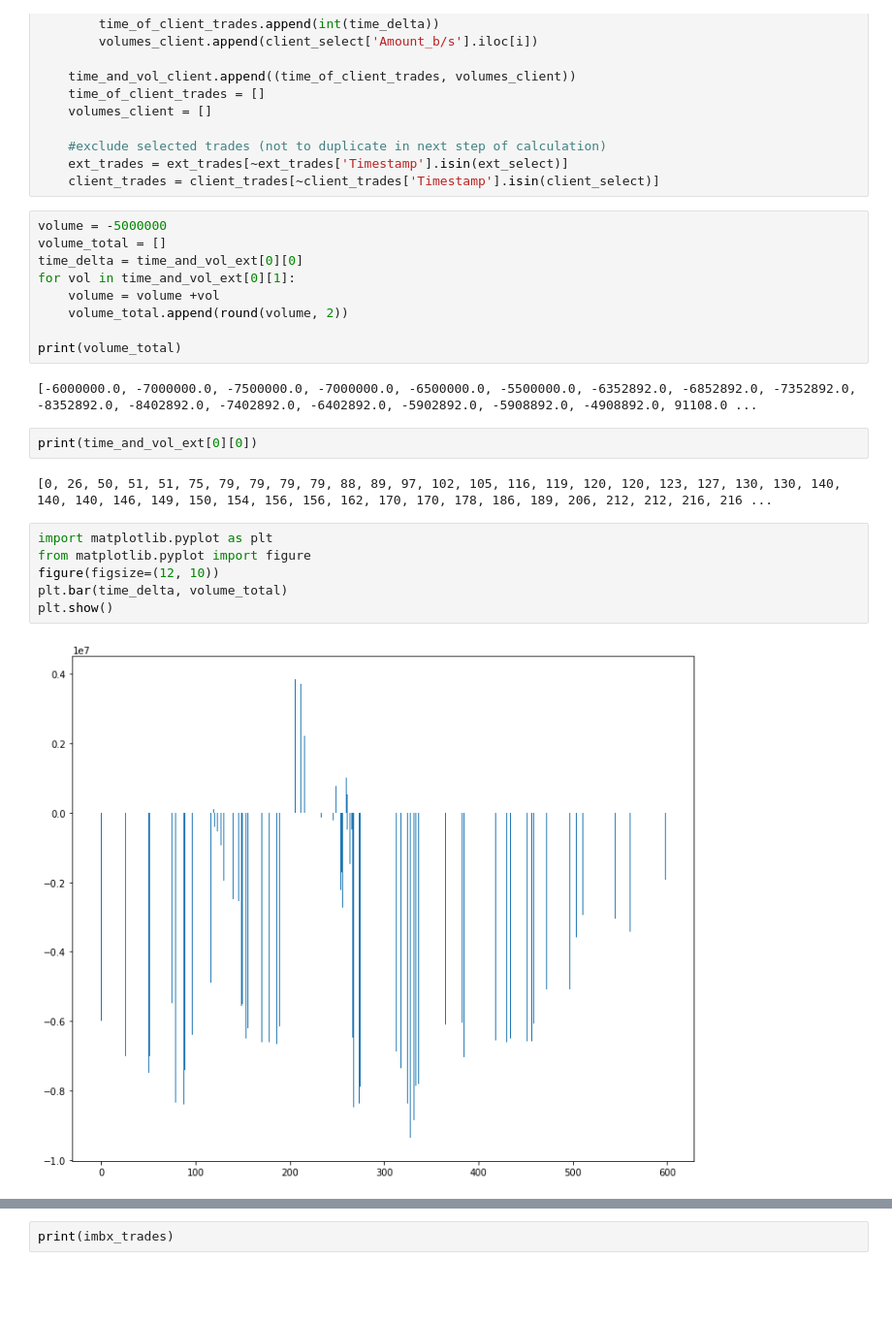
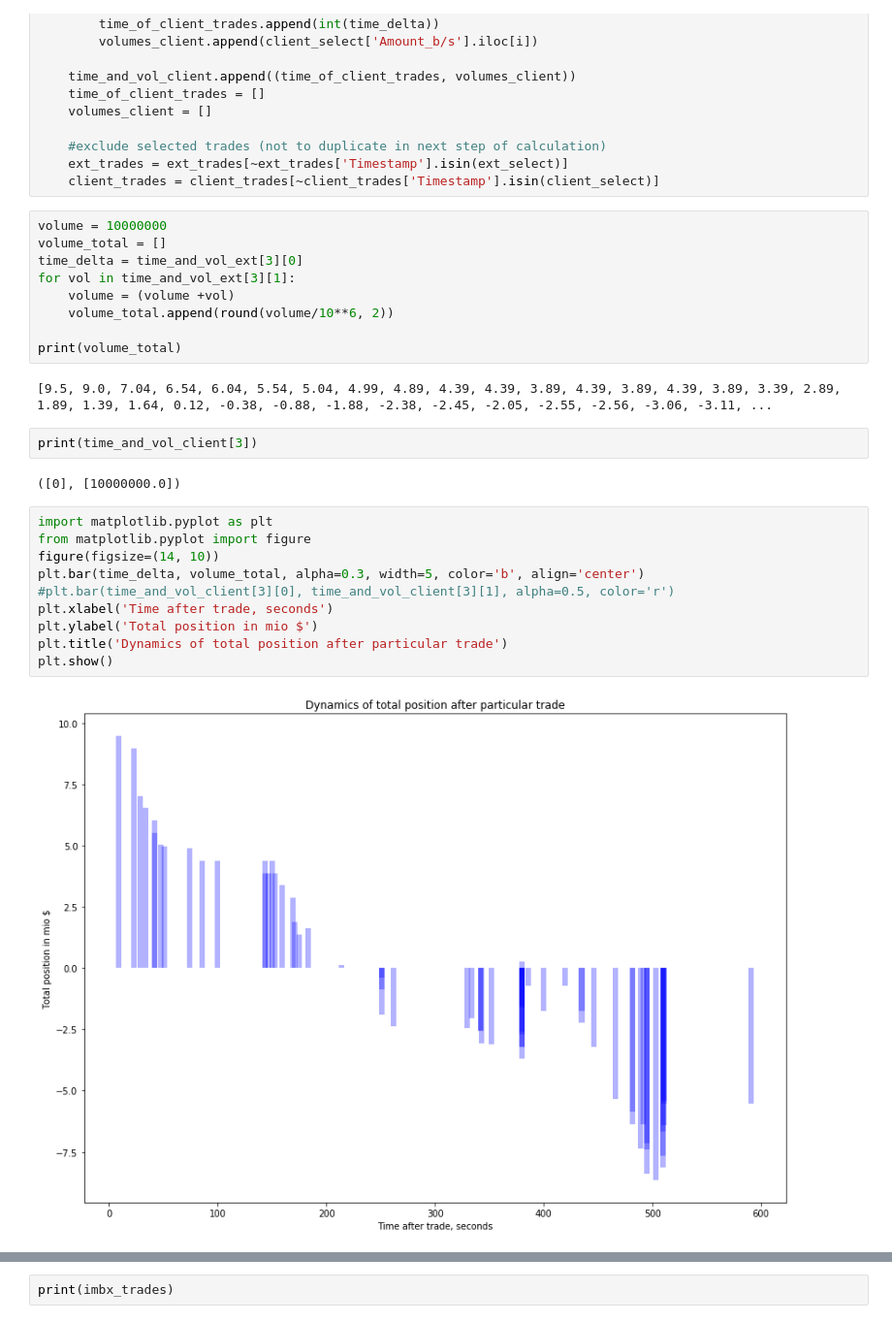
Before and after one commit to rrgareev/git_repo, a Jupyter notebook: Volumes analysis/nt_deals.ipynb, the cells around one changed output, grey strips where cells are left out. Shown at 97% size. Saved outputs shown, nothing was run; the diff lists cells and outputs as text; blank space fills up the shorter version.

Commit message:
modified graph

```diff
--- a/Volumes analysis/nt_deals.ipynb
+++ b/Volumes analysis/nt_deals.ipynb
@@ -99,25 +99,29 @@ for j in range(client_trades.shape[0]):
     ext_trades = ext_trades[~ext_trades['Timestamp'].isin(ext_select)]
     client_trades = client_trades[~client_trades['Timestamp'].isin(client_select)]
 # %%
-volume = -5000000
+volume = 10000000
 volume_total = []
-time_delta = time_and_vol_ext[0][0]
-for vol in time_and_vol_ext[0][1]:
-    volume = volume +vol
-    volume_total.append(round(volume, 2))
+time_delta = time_and_vol_ext[3][0]
+for vol in time_and_vol_ext[3][1]:
+    volume = (volume +vol)
+    volume_total.append(round(volume/10**6, 2))
 
 print(volume_total)
 # %% [output]
-[-6000000.0, -7000000.0, -7500000.0, -7000000.0, -6500000.0, -5500000.0, -6352892.0, -6852892.0, -7352892.0, -8352892.0, -8402892.0, -7402892.0, -6402892.0, -5902892.0, -5908892.0, -4908892.0, 91108.0 ...
+[9.5, 9.0, 7.04, 6.54, 6.04, 5.54, 5.04, 4.99, 4.89, 4.39, 4.39, 3.89, 4.39, 3.89, 4.39, 3.89, 3.39, 2.89, 1.89, 1.39, 1.64, 0.12, -0.38, -0.88, -1.88, -2.38, -2.45, -2.05, -2.55, -2.56, -3.06, -3.11, ...
-# %%
-print(time_and_vol_ext[0][0])
-# %% [output]
-[0, 26, 50, 51, 51, 75, 79, 79, 79, 79, 88, 89, 97, 102, 105, 116, 119, 120, 120, 123, 127, 130, 130, 140, 140, 140, 146, 149, 150, 154, 156, 156, 162, 170, 170, 178, 186, 189, 206, 212, 212, 216, 216 ...
+# %%
+print(time_and_vol_client[3])
+# %% [output]
+([0], [10000000.0])
 # %%
 import matplotlib.pyplot as plt
 from matplotlib.pyplot import figure
-figure(figsize=(12, 10))
-plt.bar(time_delta, volume_total)
+figure(figsize=(14, 10))
+plt.bar(time_delta, volume_total, alpha=0.3, width=5, color='b', align='center')
+#plt.bar(time_and_vol_client[3][0], time_and_vol_client[3][1], alpha=0.5, color='r')
+plt.xlabel('Time after trade, seconds')
+plt.ylabel('Total position in mio $')
+plt.title('Dynamics of total position after particular trade')
 plt.show()
 # %% [output]
-[figure, old version]
+[figure, new version]
```
Also changed, not shown: parts of 2 cells of this notebook.
